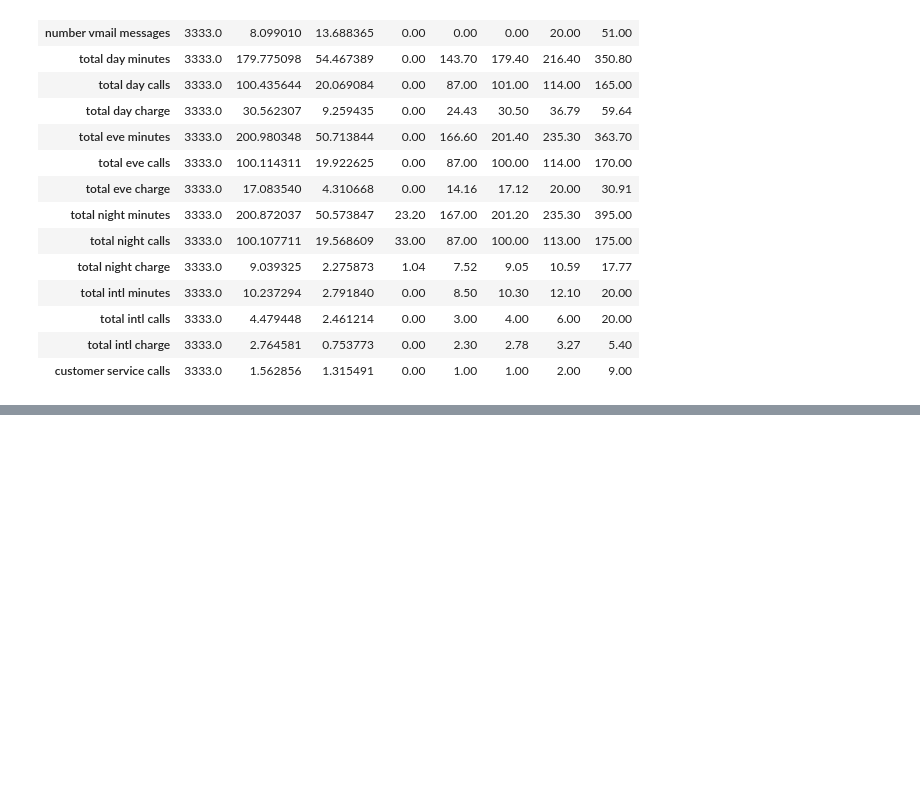
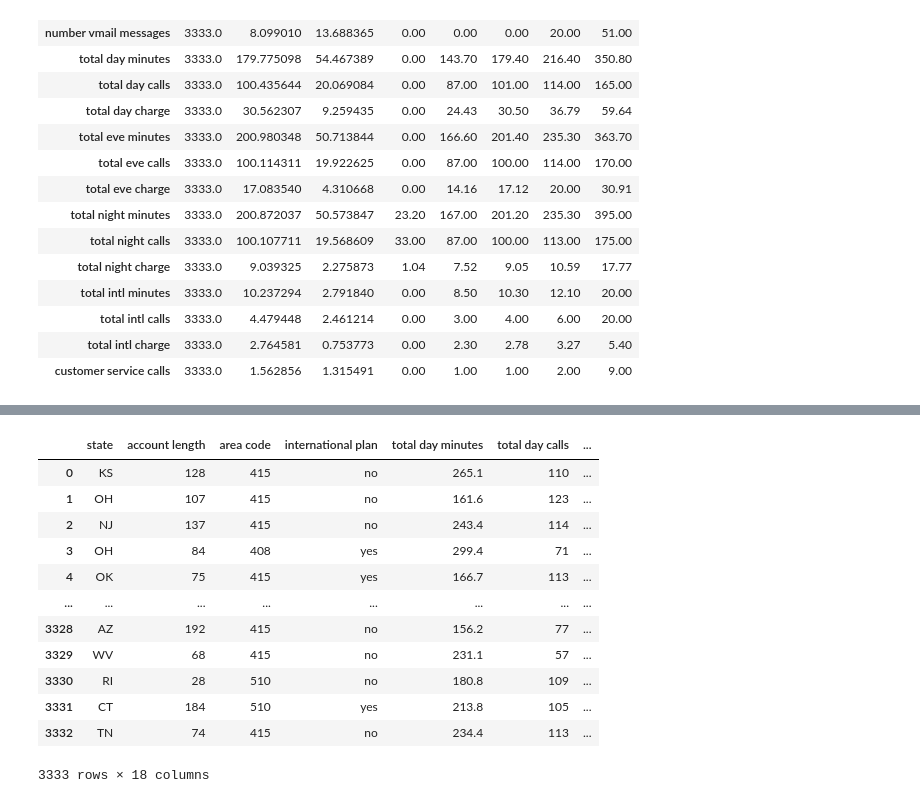
Before and after one commit to mercytegekson/Phase3Project, a Jupyter notebook: index.ipynb, the cells around one changed output, grey strips where cells are left out. Cells and saved outputs as stored; diff of their text form; code cells hidden in the pictures; blank space fills up the shorter version.

```diff
--- a/index.ipynb
+++ b/index.ipynb
@@ -246,0 +212,3 @@ Baseline
+# %%
+df1 = data.copy()
+df1
@@ -246,0 +229,19 @@ Baseline
+# %%
+
+columns_to_drop = ['phone number', 'voice mail plan', 'number vmail messages']
+df1.drop(columns=columns_to_drop, inplace=True,axis=1)
+df1
+# %% [output]
+|  | state | account length | area code | international plan | total day minutes | total day calls | ... |
+| 0 | KS | 128 | 415 | no | 265.1 | 110 | ... |
+| 1 | OH | 107 | 415 | no | 161.6 | 123 | ... |
+| 2 | NJ | 137 | 415 | no | 243.4 | 114 | ... |
+| 3 | OH | 84 | 408 | yes | 299.4 | 71 | ... |
+| 4 | OK | 75 | 415 | yes | 166.7 | 113 | ... |
+| ... | ... | ... | ... | ... | ... | ... | ... |
+| 3328 | AZ | 192 | 415 | no | 156.2 | 77 | ... |
+| 3329 | WV | 68 | 415 | no | 231.1 | 57 | ... |
+| 3330 | RI | 28 | 510 | no | 180.8 | 109 | ... |
+| 3331 | CT | 184 | 510 | yes | 213.8 | 105 | ... |
+| 3332 | TN | 74 | 415 | no | 234.4 | 113 | ... |
+3333 rows × 18 columns
```
Also changed, not shown: parts of 43 cells of this notebook, 1 other file.
